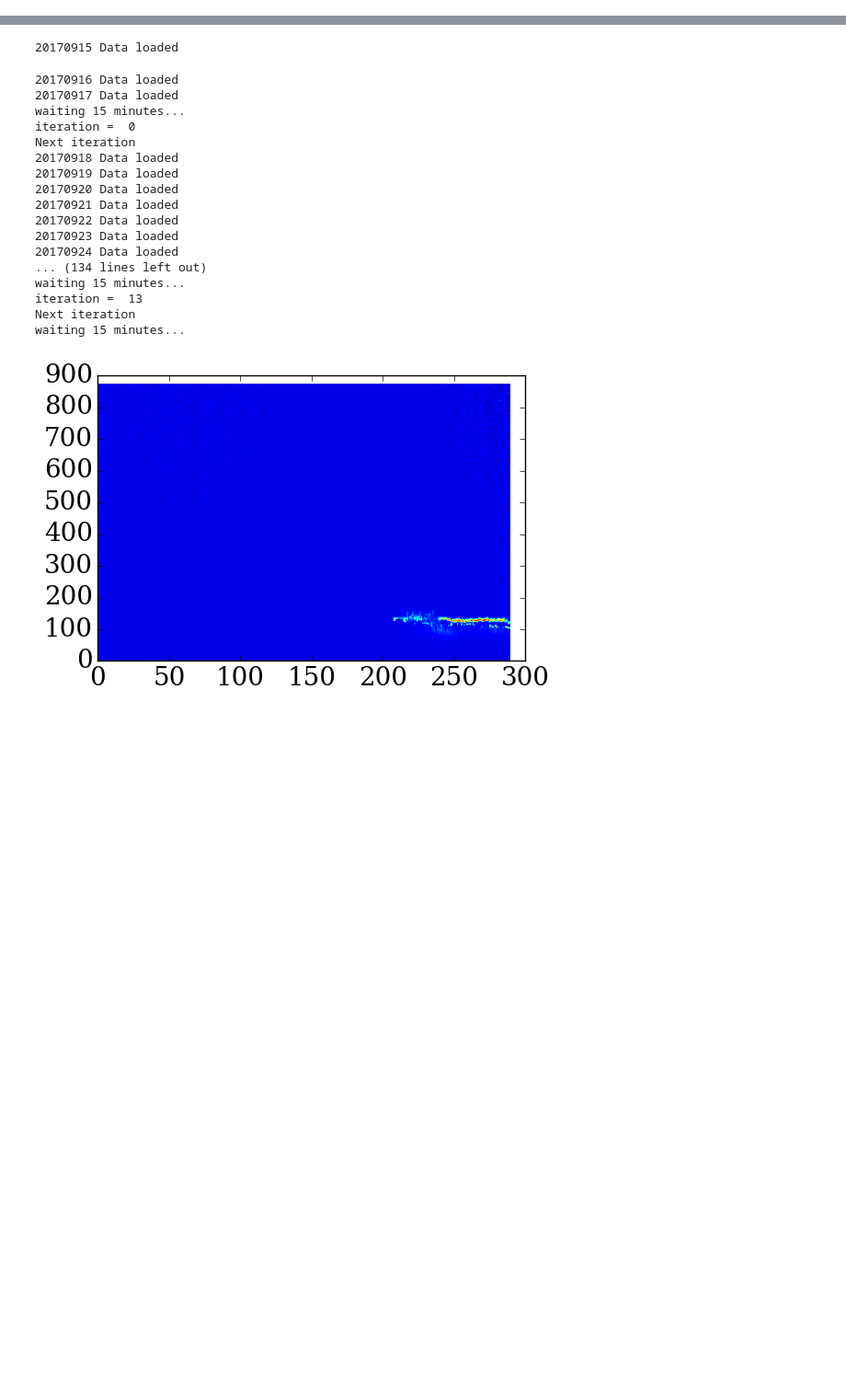
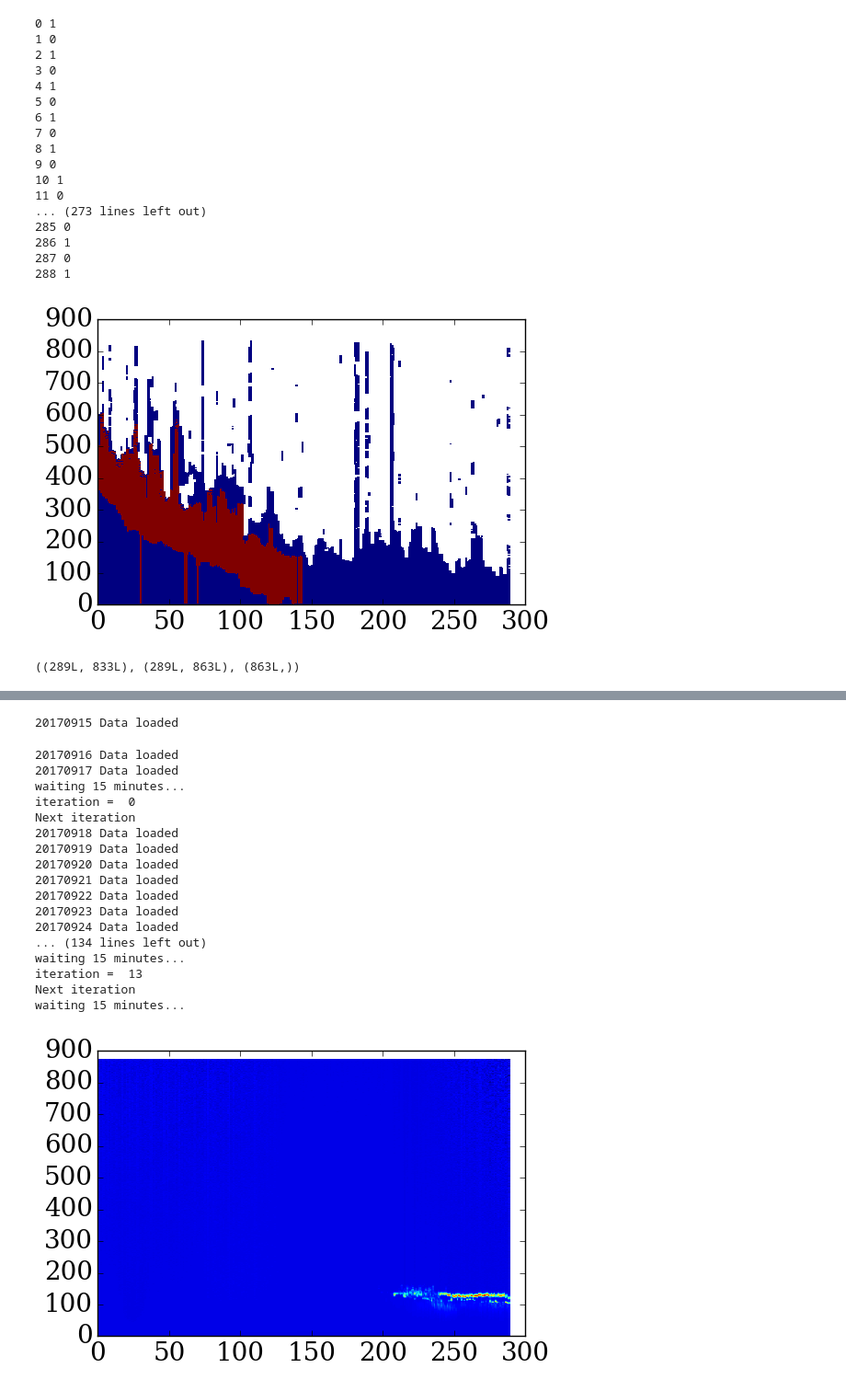
Before and after one commit to cduranalarcon/Lidar_DDU, a Jupyter notebook: Notebooks/temp.ipynb, the cells around one changed output, grey strips where cells are left out. Shown: that part at 92% size. Saved outputs shown, nothing was run; the diff lists cells and outputs as text; code cells hidden in the pictures; blank space fills up the shorter version.

```diff
--- a/Notebooks/temp.ipynb
+++ b/Notebooks/temp.ipynb
@@ -58,0 +238,23 @@ VRES = 3 #bins, 1bin = 3.8m # try only 1,2,3,6 bins
+# %%
+layers_mask2 = Comb_LidarMRR3(layers_mask, Par,R,nstd,sm,times_MRR, Ze, year, month, day,hours)
+pylab.pcolor(np.transpose(layers_mask2))
+pylab.show()
+# %% [output]
+0 1
+1 0
+2 1
+3 0
+4 1
+5 0
+6 1
+7 0
+8 1
+9 0
+10 1
+11 0
+... (273 lines left out)
+285 0
+286 1
+287 0
+288 1
+[figure, added]
@@ -58,0 +365,4 @@ VRES = 3 #bins, 1bin = 3.8m # try only 1,2,3,6 bins
+# %%
+np.shape(Par),np.shape(np.loadtxt(filename2)[:,dbins:]), np.shape(r),
+# %% [output]
+((289L, 833L), (289L, 863L), (863L,))
```
Also changed, not shown: parts of 10 cells of this notebook.
